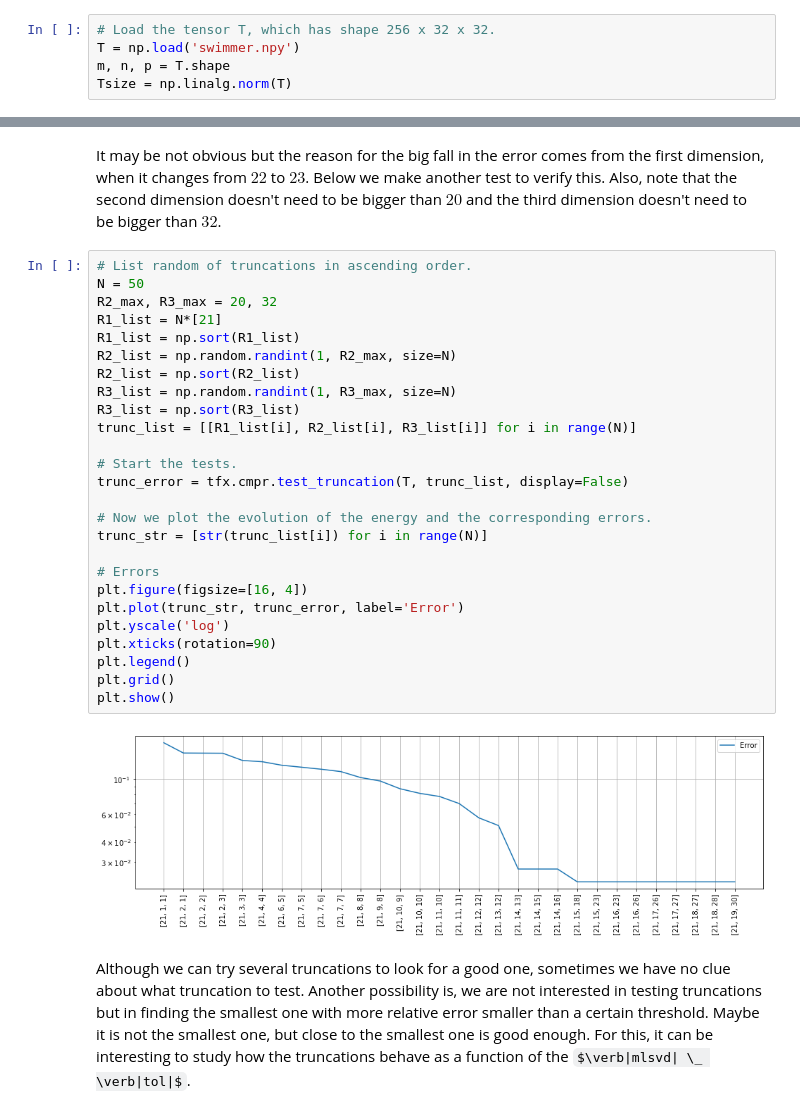
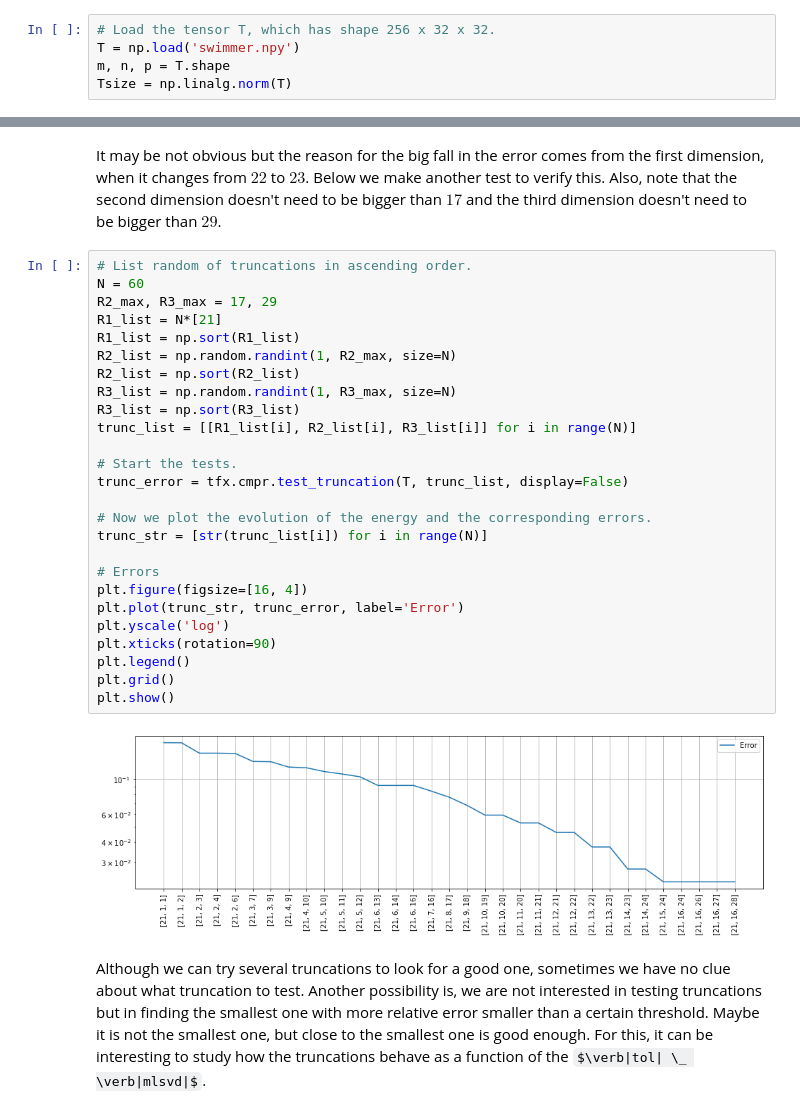
Before and after one commit to felipebottega/Tensor-Fox, a Jupyter notebook: tutorial/8-controlling_the_mlsvd_truncation.ipynb, the cells around one changed output, grey strips where cells are left out. Drawn from its saved outputs; the diff is of its cells as text; some formulas as TeX source.

```diff
--- a/tutorial/8-controlling_the_mlsvd_truncation.ipynb
+++ b/tutorial/8-controlling_the_mlsvd_truncation.ipynb
@@ -78,32 +78,32 @@ plt.show()
 # %% [markdown]
-It may be not obvious but the reason for the big fall in the error comes from the first dimension, when it changes from $22$ to $23$. Below we make another test to verify this. Also, note that the second dimension doesn't need to be bigger than $20$ and the third dimension doesn't need to be bigger than $32$.
+It may be not obvious but the reason for the big fall in the error comes from the first dimension, when it changes from $22$ to $23$. Below we make another test to verify this. Also, note that the second dimension doesn't need to be bigger than $17$ and the third dimension doesn't need to be bigger than $29$.
 # %%
 # List random of truncations in ascending order.
-N = 50
-R2_max, R3_max = 20, 32
+N = 60
+R2_max, R3_max = 17, 29
 R1_list = N*[21]
 R1_list = np.sort(R1_list)
 R2_list = np.random.randint(1, R2_max, size=N)
 R2_list = np.sort(R2_list)
 R3_list = np.random.randint(1, R3_max, size=N)
 R3_list = np.sort(R3_list)
 trunc_list = [[R1_list[i], R2_list[i], R3_list[i]] for i in range(N)]
 
 # Start the tests.
 trunc_error = tfx.cmpr.test_truncation(T, trunc_list, display=False)
 
 # Now we plot the evolution of the energy and the corresponding errors.
 trunc_str = [str(trunc_list[i]) for i in range(N)]
 
 # Errors
 plt.figure(figsize=[16, 4])
 plt.plot(trunc_str, trunc_error, label='Error')
 plt.yscale('log')
 plt.xticks(rotation=90)
 plt.legend()
 plt.grid()
 plt.show()
 # %% [output]
-[figure, old version]
+[figure, new version]
 # %% [markdown]
-Although we can try several truncations to look for a good one, sometimes we have no clue about what truncation to test. Another possibility is, we are not interested in testing truncations but in finding the smallest one with more relative error smaller than a certain threshold. Maybe it is not the smallest one, but close to the smallest one is good enough. For this, it can be interesting to study how the truncations behave as a function of the $\verb|mlsvd| \_ \verb|tol|$.
+Although we can try several truncations to look for a good one, sometimes we have no clue about what truncation to test. Another possibility is, we are not interested in testing truncations but in finding the smallest one with more relative error smaller than a certain threshold. Maybe it is not the smallest one, but close to the smallest one is good enough. For this, it can be interesting to study how the truncations behave as a function of the $\verb|tol| \_ \verb|mlsvd|$.
```
Also changed, not shown: parts of 5 cells of this notebook, 13 other files.
